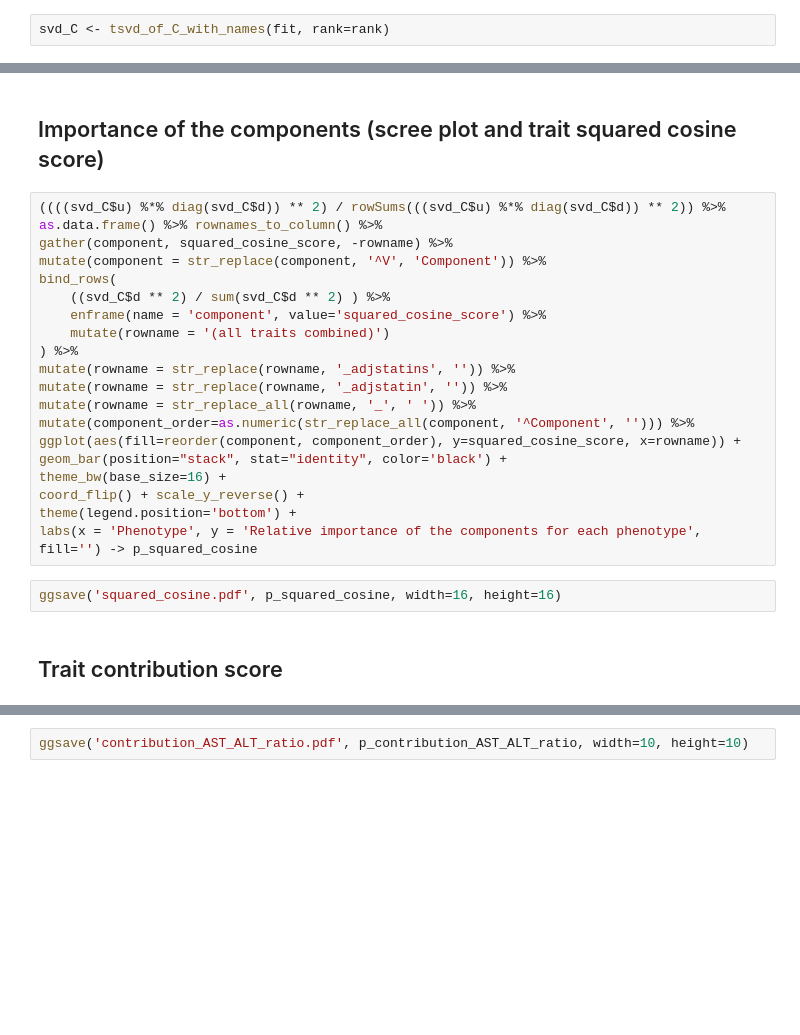
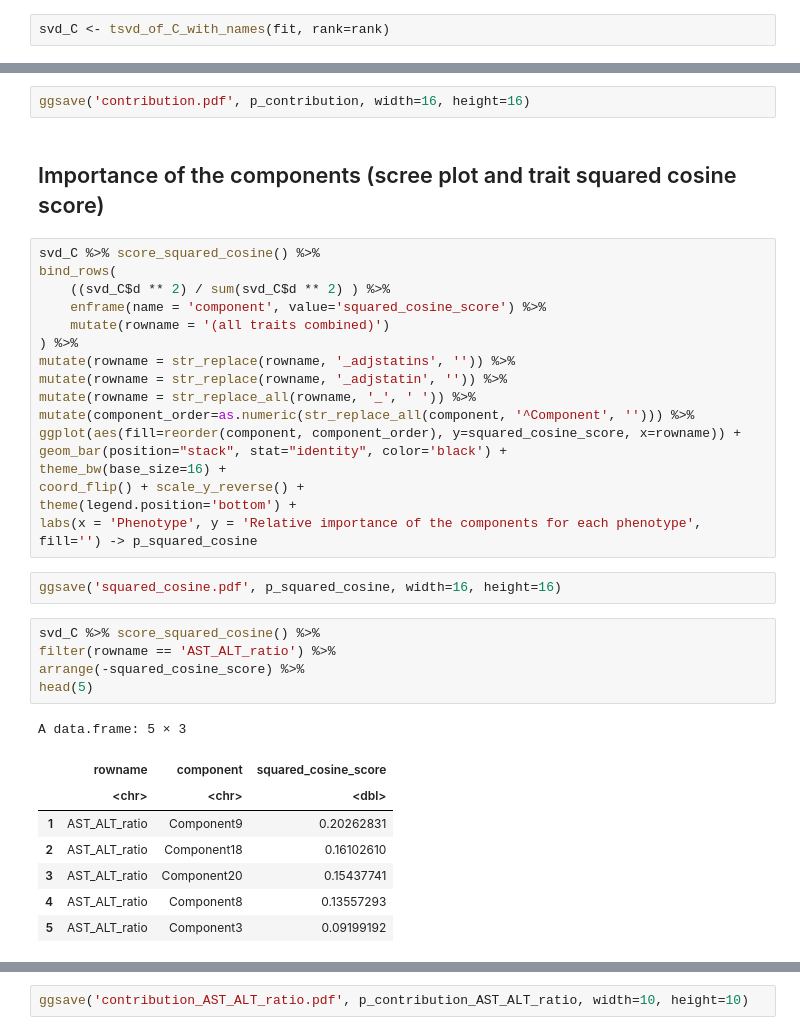
Before and after one commit to rivas-lab/biobank-methods-dev, a Jupyter notebook: notebook/20210422_SRRR/Biomarkers_rank35/1_loading_plots.ipynb, the cells around one changed output, grey strips where cells are left out. Drawn from its saved outputs; the diff is of its cells as text; blank space fills up the shorter version.

```diff
--- a/notebook/20210422_SRRR/Biomarkers_rank35/1_loading_plots.ipynb
+++ b/notebook/20210422_SRRR/Biomarkers_rank35/1_loading_plots.ipynb
@@ -35,10 +54,9 @@ plot_biplot(
+# %%
+ggsave('contribution.pdf', p_contribution, width=16, height=16)
 # %% [markdown]
 ## Importance of the components (scree plot and trait squared cosine score)
 # %%
-((((svd_C$u) %*% diag(svd_C$d)) ** 2) / rowSums(((svd_C$u) %*% diag(svd_C$d)) ** 2)) %>%
-as.data.frame() %>% rownames_to_column() %>%
-gather(component, squared_cosine_score, -rowname) %>%
-mutate(component = str_replace(component, '^V', 'Component')) %>%
+svd_C %>% score_squared_cosine() %>%
 bind_rows(
     ((svd_C$d ** 2) / sum(svd_C$d ** 2) ) %>%
     enframe(name = 'component', value='squared_cosine_score') %>%
@@ -56,6 +74,18 @@ theme(legend.position='bottom') +
 labs(x = 'Phenotype', y = 'Relative importance of the components for each phenotype', fill='') -> p_squared_cosine
 # %%
 ggsave('squared_cosine.pdf', p_squared_cosine, width=16, height=16)
-# %% [markdown]
-## Trait contribution score
+# %%
+svd_C %>% score_squared_cosine() %>%
+filter(rowname == 'AST_ALT_ratio') %>%
+arrange(-squared_cosine_score) %>%
+head(5)
+# %% [output]
+A data.frame: 5 × 3
+|  | rowname | component | squared_cosine_score |
+|  | <chr> | <chr> | <dbl> |
+| 1 | AST_ALT_ratio | Component9 | 0.20262831 |
+| 2 | AST_ALT_ratio | Component18 | 0.16102610 |
+| 3 | AST_ALT_ratio | Component20 | 0.15437741 |
+| 4 | AST_ALT_ratio | Component8 | 0.13557293 |
+| 5 | AST_ALT_ratio | Component3 | 0.09199192 |
 # %%
```
Also changed, not shown: parts of 30 cells of this notebook, 13 other files.
